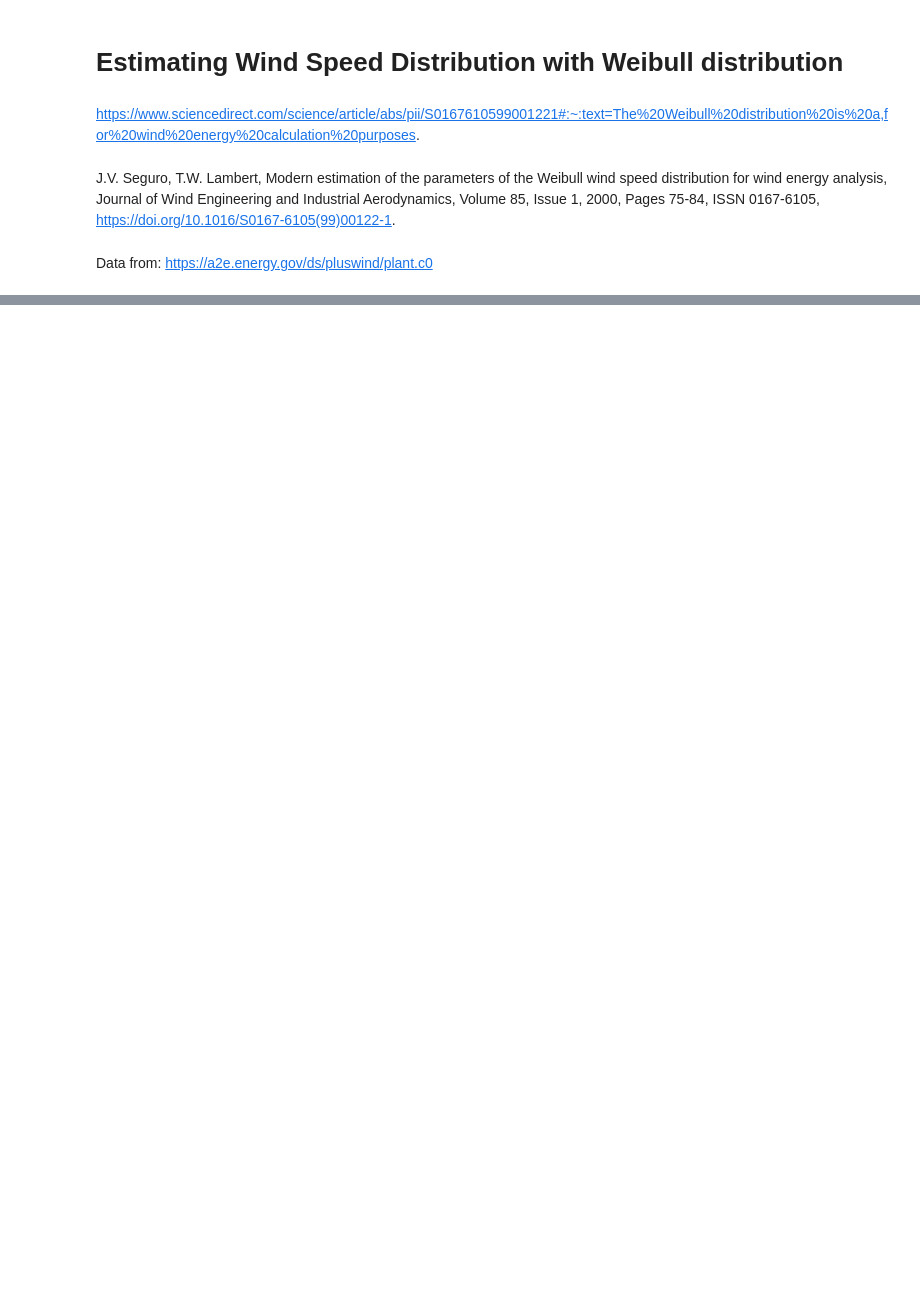
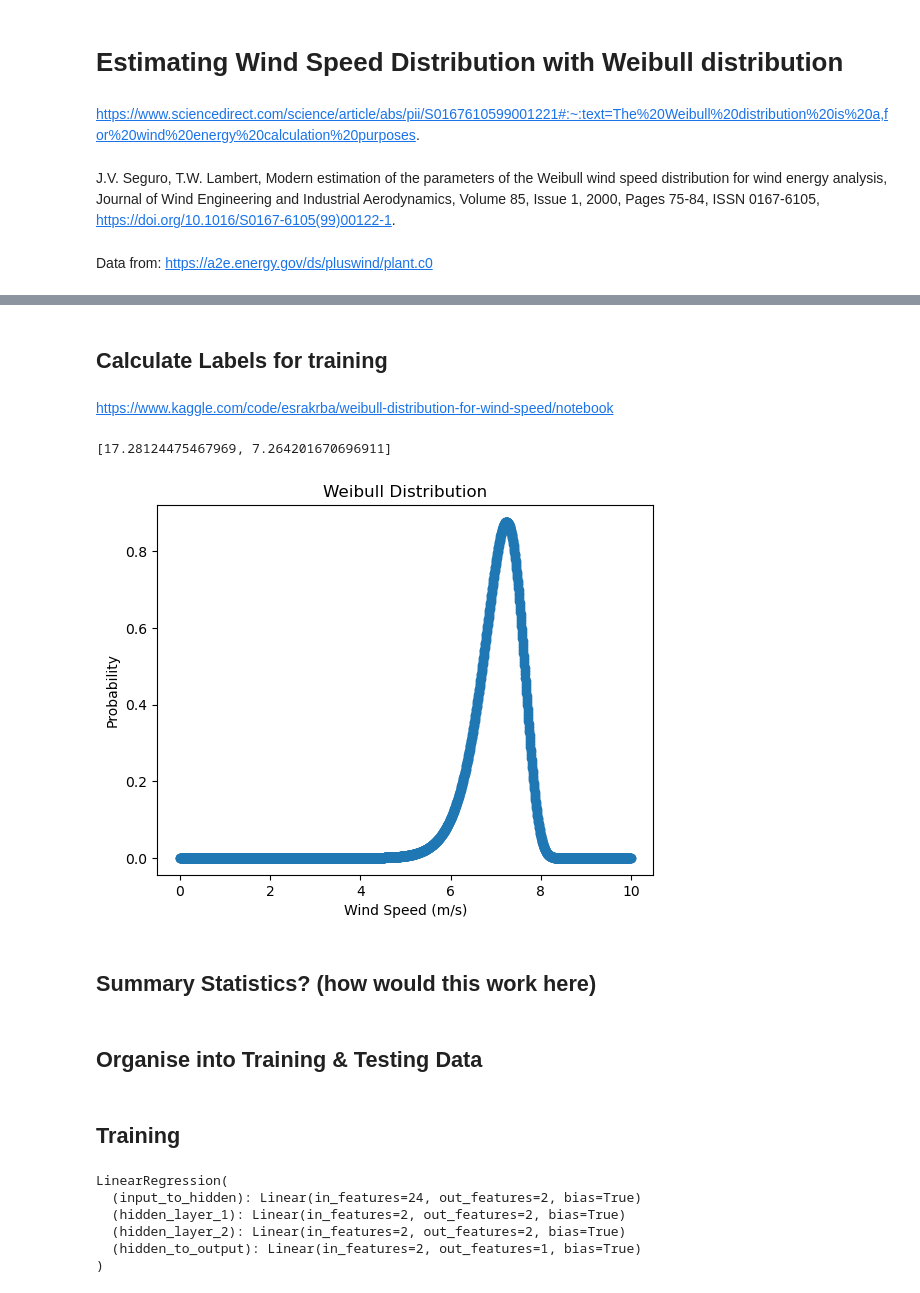
Before and after one commit to violetzheng/dl-est-param, a Jupyter notebook: wind_speed.ipynb, the cells around one changed output, grey strips where cells are left out. Saved outputs shown, nothing was run; the diff lists cells and outputs as text; code cells hidden in the pictures; blank space fills up the shorter version.

Commit message:
wind model done

```diff
--- a/wind_speed.ipynb
+++ b/wind_speed.ipynb
@@ -42,0 +47,40 @@ while i < len(my_data):
+# %% [markdown]
+## Calculate Labels for training
+# %% [markdown]
+https://www.kaggle.com/code/esrakrba/weibull-distribution-for-wind-speed/notebook
+# %%
+#definition of weibull distribution
+def weibull (x,c,k):
+    return (k / c) * (x / c)**(k - 1) * np.exp(-(x / c)**k)
+# %%
+# find k, c parameter
+import math
+import scipy as sc
+def find_parameters(wind_speeds):
+    k = (math.sqrt(np.mean(abs(wind_speeds - np.mean(wind_speeds))**2))/np.mean(wind_speeds))**-1.089
+    gamma_f = math.exp(sc.special.gammaln(1+(1/k)))
+    c = (np.mean(wind_speeds)/gamma_f)
+    return [k,c]
+# %%
+print(find_parameters(wind_speeds[10]))
+# %% [output]
+[17.28124475467969, 7.264201670696911]
+# %%
+x_plot = []
+y_plot = []
+curr = 0
+
+[k,c] = find_parameters(wind_speeds[10])
+for i in range(0,2000):
+    x_plot.append(curr)
+    y_plot.append(weibull(curr,c,k))
+    curr += 10./2000
+
+
+plt.scatter(x_plot,y_plot)
+plt.xlabel("Wind Speed (m/s)")
+plt.ylabel("Probability")
+plt.title("Weibull Distribution")
+plt.show()
+# %% [output]
+[figure, added]
@@ -42,0 +94,4 @@ while i < len(my_data):
+# %% [markdown]
+## Summary Statistics? (how would this work here)
+# %% [markdown]
+## Organise into Training & Testing Data
@@ -42,0 +123,2 @@ while i < len(my_data):
+# %% [markdown]
+## Training
@@ -42,0 +140,15 @@ while i < len(my_data):
+# %%
+input_dim = X_train.shape[1]
+hidden_dim = 2
+batch_size = 10
+num_workers = 4
+
+model = LinearRegression(input_dim, hidden_dim, 1)
+print(model)
+# %% [output]
+LinearRegression(
+  (input_to_hidden): Linear(in_features=24, out_features=2, bias=True)
+  (hidden_layer_1): Linear(in_features=2, out_features=2, bias=True)
+  (hidden_layer_2): Linear(in_features=2, out_features=2, bias=True)
+  (hidden_to_output): Linear(in_features=2, out_features=1, bias=True)
+)
```
Also changed, not shown: parts of 12 cells of this notebook.
